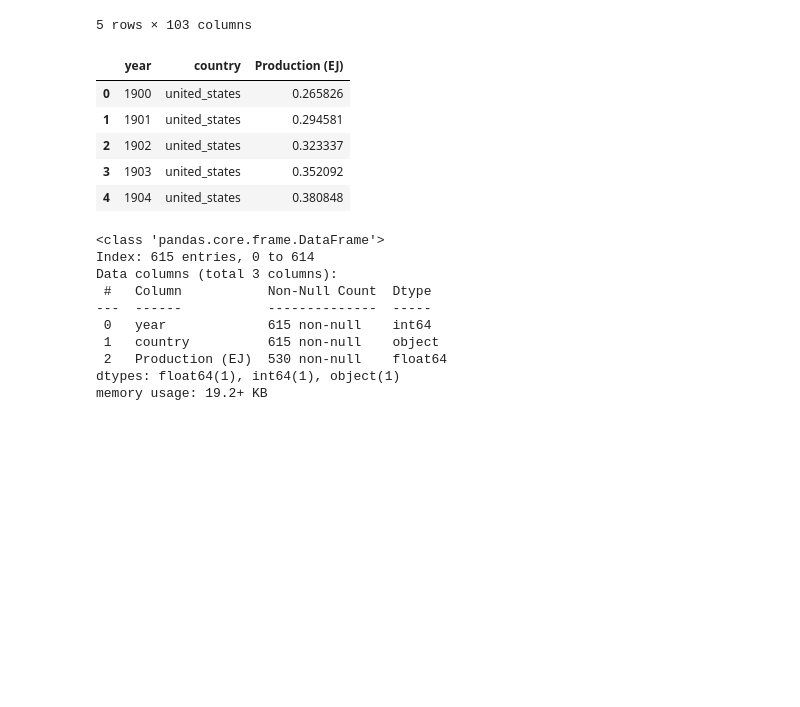
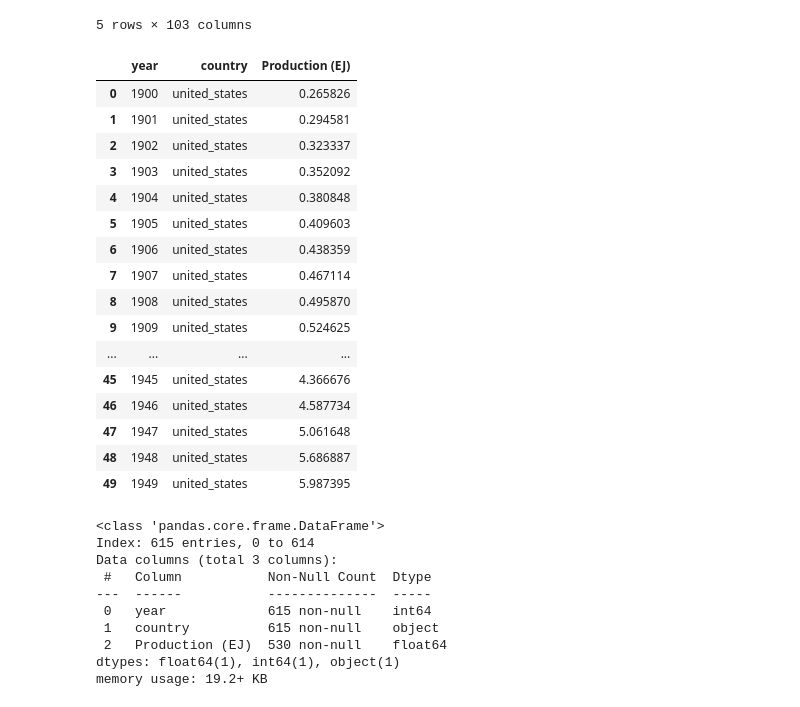
Before and after one commit to chanopsethiwan/NaturalGasVisualisation, a Jupyter notebook: src/data_analysis.ipynb, the cells around one changed output. Cells and saved outputs as stored; diff of their text form; code cells hidden in the pictures; blank space fills up the shorter version.

```diff
--- a/src/data_analysis.ipynb
+++ b/src/data_analysis.ipynb
@@ -21,15 +21,26 @@ df.head()
 # %%
 df_pivot  = df.melt(id_vars = ['year'],
                     var_name = 'country',
                     value_name = 'Production (EJ)')
-df_pivot.head()
+df_pivot.head(50)
 # %% [output]
 |  | year | country | Production (EJ) |
 | 0 | 1900 | united_states | 0.265826 |
 | 1 | 1901 | united_states | 0.294581 |
 | 2 | 1902 | united_states | 0.323337 |
 | 3 | 1903 | united_states | 0.352092 |
 | 4 | 1904 | united_states | 0.380848 |
+| 5 | 1905 | united_states | 0.409603 |
+| 6 | 1906 | united_states | 0.438359 |
+| 7 | 1907 | united_states | 0.467114 |
+| 8 | 1908 | united_states | 0.495870 |
+| 9 | 1909 | united_states | 0.524625 |
+| ... | ... | ... | ... |
+| 45 | 1945 | united_states | 4.366676 |
+| 46 | 1946 | united_states | 4.587734 |
+| 47 | 1947 | united_states | 5.061648 |
+| 48 | 1948 | united_states | 5.686887 |
+| 49 | 1949 | united_states | 5.987395 |
 # %%
 df_pivot = df_pivot[df_pivot['country'].isin(['united_states', 'russia', 'iran', 'china', 'canada'])]
 df_pivot.info()
```
Also changed, not shown: parts of 1 cell of this notebook.
